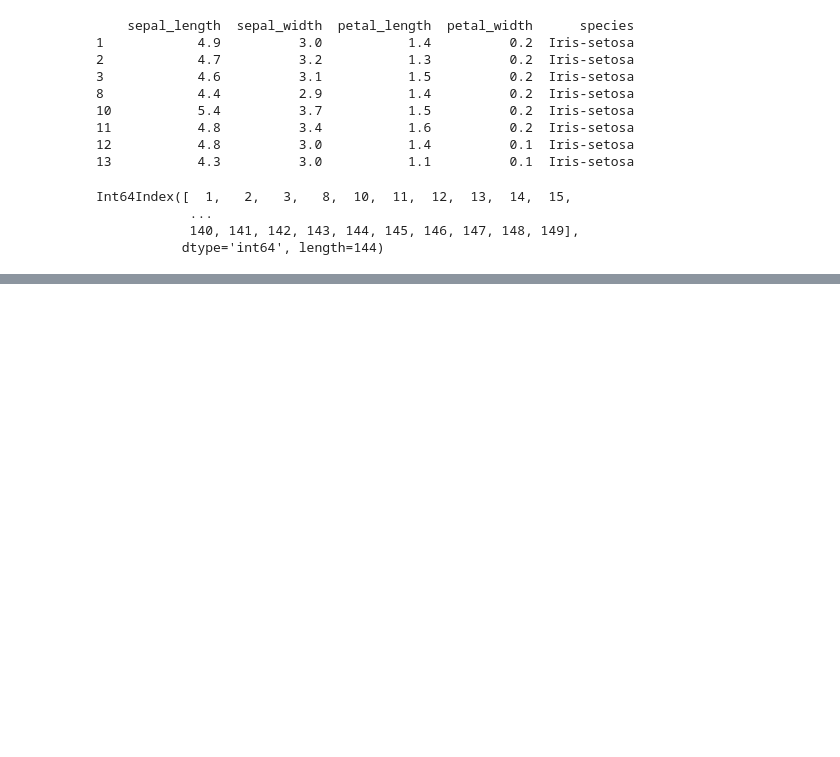
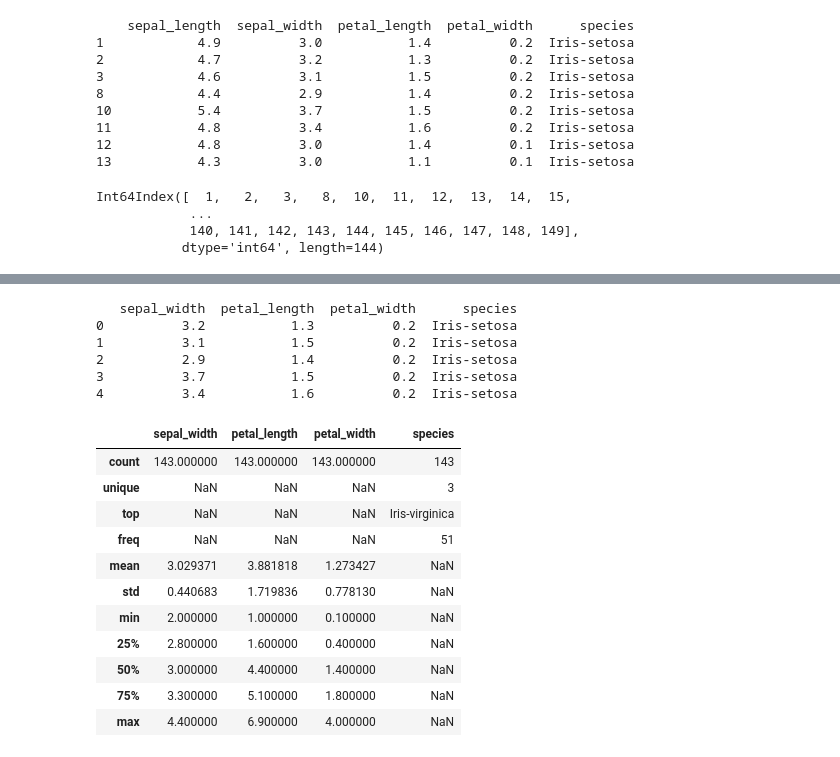
Before and after one commit to Utsav1256/MachineLearning, a Jupyter notebook: Pandas.ipynb, the cells around one changed output, grey strips where cells are left out. Saved outputs shown, nothing was run; the diff lists cells and outputs as text; code cells hidden in the pictures; blank space fills up the shorter version.

```diff
--- a/Pandas.ipynb
+++ b/Pandas.ipynb
@@ -307,7 +307,11 @@ Int64Index([  1,   2,   3,   8,  10,  11,  12,  13,  14,  15,
 # %%
 # if you want to drop (delete) by position :-
 print(df.index[0])
-print(df.index[5]) # -> this will give you the label of the row at index 5
+print(df.index[5]) # -> this will give you the label of the row at index 5 (or row at 5th position)
+df.drop(df.index[0], inplace=True)
+print(df.head(6))
+df.drop(df.index[5], inplace=True)
+print(df.head(6))
 # %% [output]
 1
 11
@@ -313,0 +339,8 @@ print(df.index[5]) # -> this will give you the label of the row at index 5
+# %%
+# adding row
+df.loc[0] = [1, 2, 3, 4, "Oh! I am Added"]
+df.tail()
+df.loc[150] = [1, 2, 3, 4, "Iris-virginica"]
+df.tail()
+df.drop(0, inplace=True)
+df.tail()
@@ -313,0 +354,7 @@ print(df.index[5]) # -> this will give you the label of the row at index 5
+# %%
+# reset_index
+print('Dataframe before reset index')
+print(df.head(8))
+df.reset_index(drop=True, inplace = True)
+print('Dataframe after reset index')
+print(df.head(8))
@@ -313,0 +382,24 @@ print(df.index[5]) # -> this will give you the label of the row at index 5
+# %%
+# Deleting column
+df.drop('sepal_length', axis=1, inplace=True)
+print(df.head())
+df.describe(include='all')
+# %% [output]
+   sepal_width  petal_length  petal_width      species
+0          3.2           1.3          0.2  Iris-setosa
+1          3.1           1.5          0.2  Iris-setosa
+2          2.9           1.4          0.2  Iris-setosa
+3          3.7           1.5          0.2  Iris-setosa
+4          3.4           1.6          0.2  Iris-setosa
+|  | sepal_width | petal_length | petal_width | species |
+| count | 143.000000 | 143.000000 | 143.000000 | 143 |
+| unique | NaN | NaN | NaN | 3 |
+| top | NaN | NaN | NaN | Iris-virginica |
+| freq | NaN | NaN | NaN | 51 |
+| mean | 3.029371 | 3.881818 | 1.273427 | NaN |
+| std | 0.440683 | 1.719836 | 0.778130 | NaN |
+| min | 2.000000 | 1.000000 | 0.100000 | NaN |
+| 25% | 2.800000 | 1.600000 | 0.400000 | NaN |
+| 50% | 3.000000 | 4.400000 | 1.400000 | NaN |
+| 75% | 3.300000 | 5.100000 | 1.800000 | NaN |
+| max | 4.400000 | 6.900000 | 4.000000 | NaN |
```
Also changed, not shown: parts of 15 cells of this notebook.
